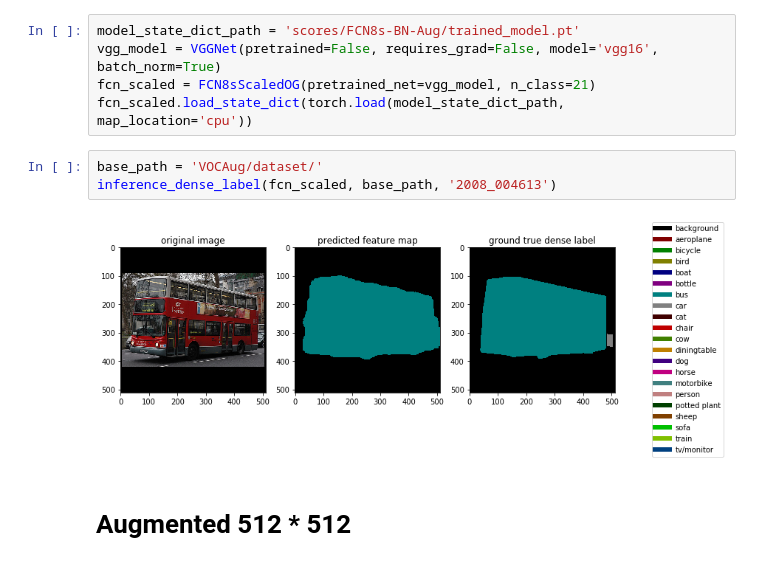
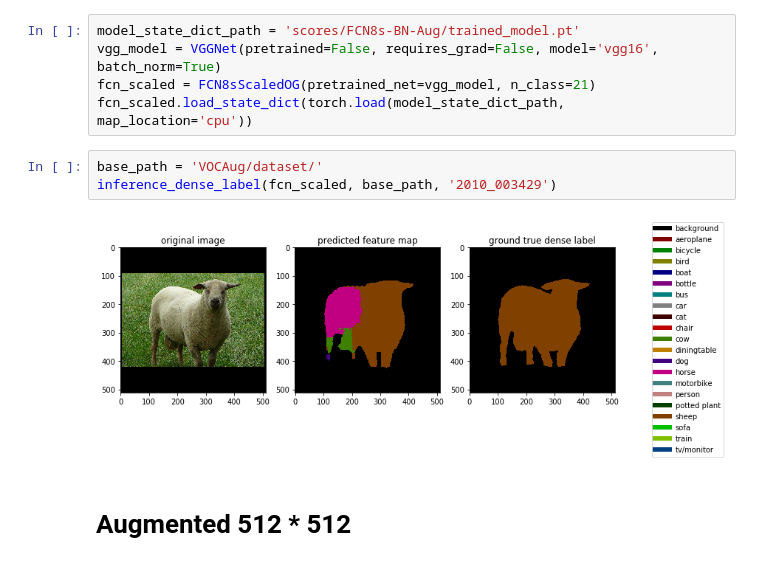
Before and after one commit to MartinMa28/FCN-pytorch, a Jupyter notebook: Inference.ipynb, the cells around one changed output. Cells and saved outputs as stored; diff of their text form.

```diff
--- a/Inference.ipynb
+++ b/Inference.ipynb
@@ -406,9 +406,9 @@ fcn_scaled = FCN8sScaledOG(pretrained_net=vgg_model, n_class=21)
 fcn_scaled.load_state_dict(torch.load(model_state_dict_path, map_location='cpu'))
 # %%
 base_path = 'VOCAug/dataset/'
-inference_dense_label(fcn_scaled, base_path, '2008_004613')
+inference_dense_label(fcn_scaled, base_path, '2010_003429')
 # %% [output]
-[figure, old version]
+[figure, new version]
 # %% [markdown]
 # Augmented 512 * 512
 # %%
```
Also changed, not shown: parts of 1 cell of this notebook.
